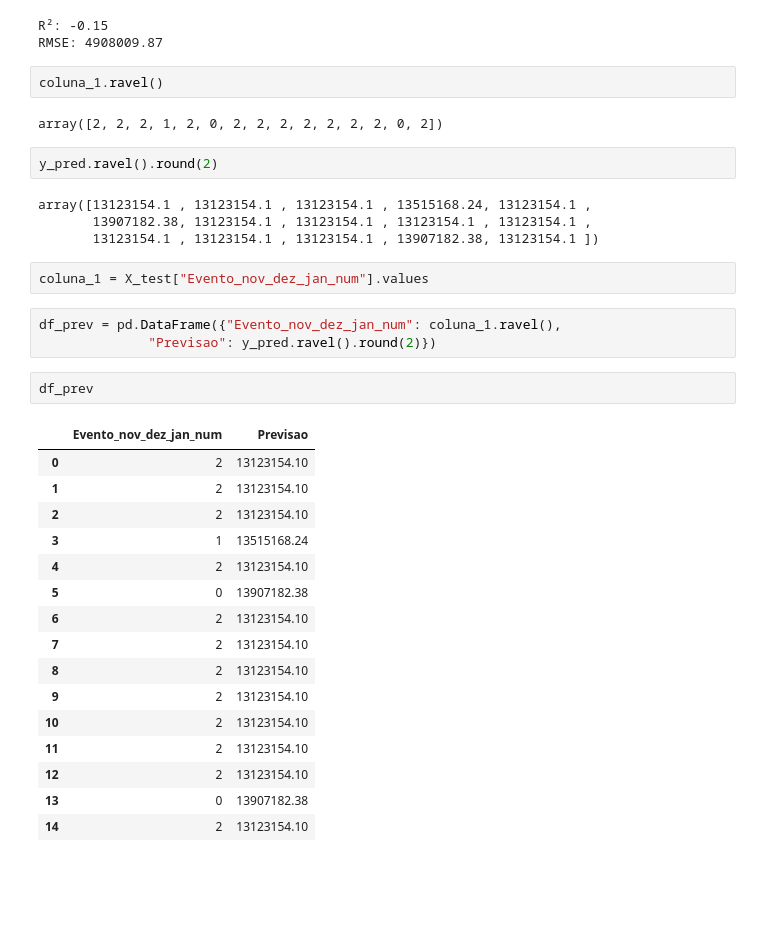
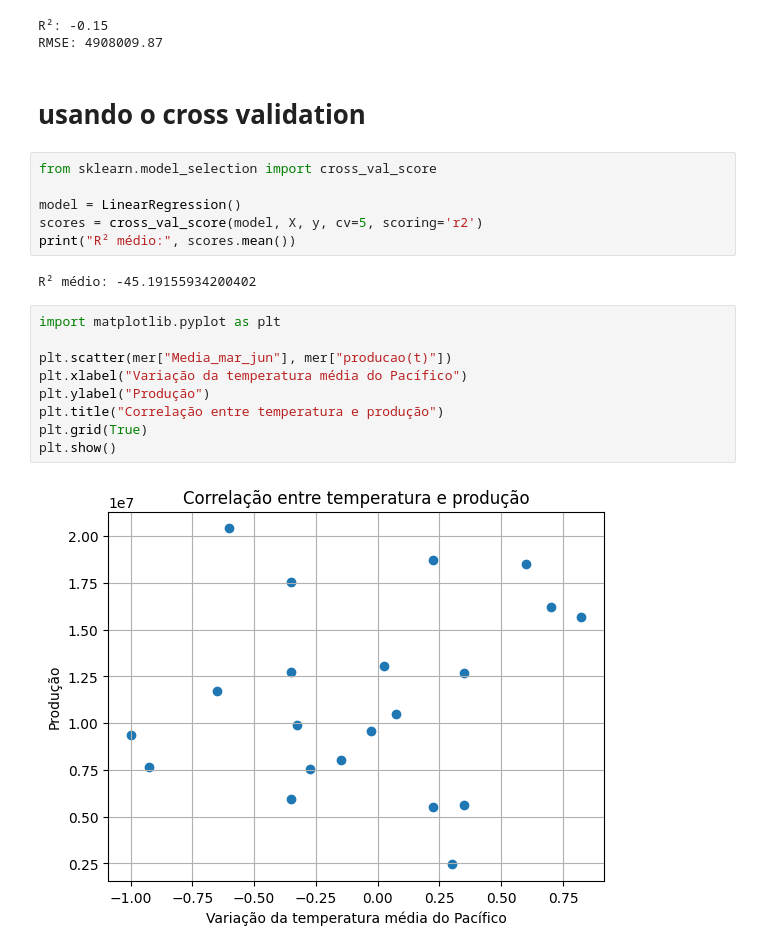
Before and after one commit to bernardo-viscardi/Enso, a Jupyter notebook: IBGE_PAM.ipynb, the cells around one changed output. Drawn from its saved outputs; the diff is of its cells as text; blank space fills up the shorter version.

```diff
--- a/IBGE_PAM.ipynb
+++ b/IBGE_PAM.ipynb
@@ -499,37 +585,24 @@ print(f"RMSE: {mean_squared_error(y_test, y_pred, squared=False):.2f}")
 # %% [output]
 R²: -0.15
 RMSE: 4908009.87
-# %%
-coluna_1.ravel()
-# %% [output]
-array([2, 2, 2, 1, 2, 0, 2, 2, 2, 2, 2, 2, 2, 0, 2])
-# %%
-y_pred.ravel().round(2)
-# %% [output]
-array([13123154.1 , 13123154.1 , 13123154.1 , 13515168.24, 13123154.1 ,
-       13907182.38, 13123154.1 , 13123154.1 , 13123154.1 , 13123154.1 ,
-       13123154.1 , 13123154.1 , 13123154.1 , 13907182.38, 13123154.1 ])
-# %%
-coluna_1 = X_test["Evento_nov_dez_jan_num"].values
+# %% [markdown]
+# usando o cross validation
 # %%
-df_prev = pd.DataFrame({"Evento_nov_dez_jan_num": coluna_1.ravel(),
-              "Previsao": y_pred.ravel().round(2)})
+from sklearn.model_selection import cross_val_score
+
+model = LinearRegression()
+scores = cross_val_score(model, X, y, cv=5, scoring='r2')
+print("R² médio:", scores.mean())
+# %% [output]
+R² médio: -45.19155934200402
 # %%
-df_prev
+import matplotlib.pyplot as plt
+
+plt.scatter(mer["Media_mar_jun"], mer["producao(t)"])
+plt.xlabel("Variação da temperatura média do Pacífico")
+plt.ylabel("Produção")
+plt.title("Correlação entre temperatura e produção")
+plt.grid(True)
+plt.show()
 # %% [output]
-|  | Evento_nov_dez_jan_num | Previsao |
-| 0 | 2 | 13123154.10 |
-| 1 | 2 | 13123154.10 |
-| 2 | 2 | 13123154.10 |
-| 3 | 1 | 13515168.24 |
-| 4 | 2 | 13123154.10 |
-| 5 | 0 | 13907182.38 |
-| 6 | 2 | 13123154.10 |
-| 7 | 2 | 13123154.10 |
-| 8 | 2 | 13123154.10 |
-| 9 | 2 | 13123154.10 |
-| 10 | 2 | 13123154.10 |
-| 11 | 2 | 13123154.10 |
-| 12 | 2 | 13123154.10 |
-| 13 | 0 | 13907182.38 |
-| 14 | 2 | 13123154.10 |
+[figure, added]
```
Also changed, not shown: parts of 28 cells of this notebook, 12 other files.
